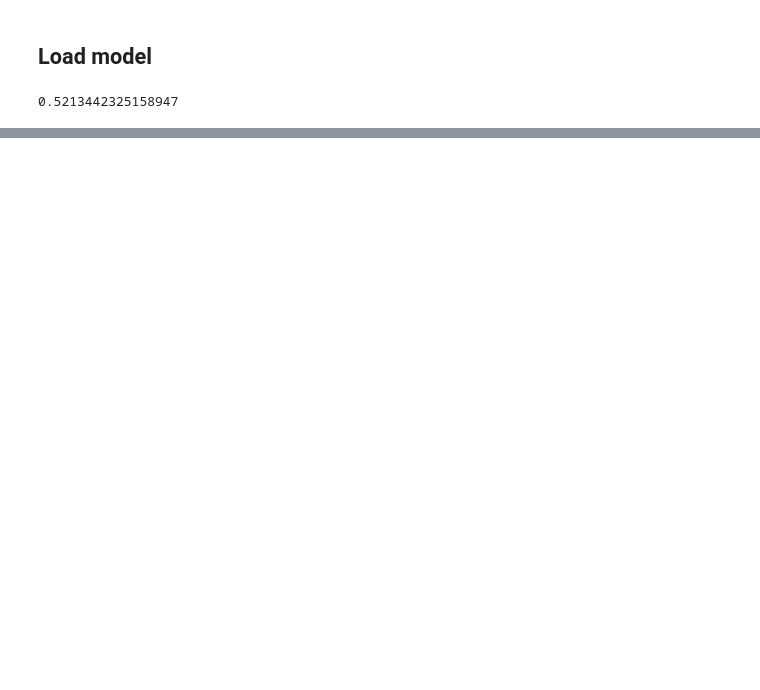
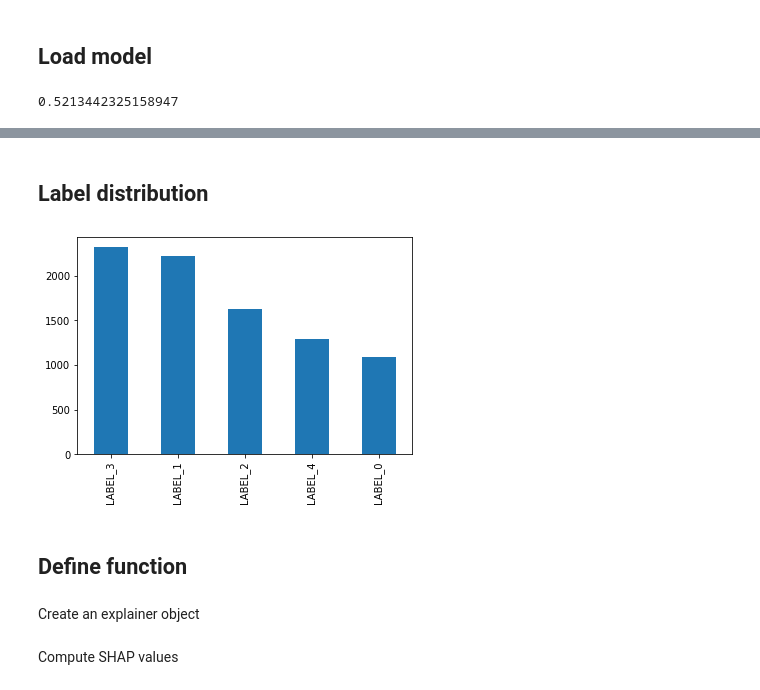
Before and after one commit to stevieg3/ucl-nlp-group-project, a Jupyter notebook: notebooks/end-to-end-exploration/01-sg-BERT and Sentiment Treebank.ipynb, the cells around one changed output, grey strips where cells are left out. Saved outputs shown, nothing was run; the diff lists cells and outputs as text; code cells hidden in the pictures; blank space fills up the shorter version.

Commit message:
Added SHAP and Checklist code

```diff
--- a/notebooks/end-to-end-exploration/01-sg-BERT and Sentiment Treebank.ipynb
+++ b/notebooks/end-to-end-exploration/01-sg-BERT and Sentiment Treebank.ipynb
@@ -444,0 +451,13 @@ dev_accuracy
+# %%
+# set mapping between label and id
+id2label = bert_model.config.id2label
+label2id = bert_model.config.label2id
+labels = sorted(label2id, key=label2id.get)
+# %% [markdown]
+## Label distribution
+# %%
+ax = train_df.label.map(id2label).value_counts().plot.bar()
+# %% [output]
+[figure, added]
+# %% [markdown]
+## Define function
@@ -444,0 +472,2 @@ dev_accuracy
+# %% [markdown]
+Create an explainer object
@@ -444,0 +476,2 @@ dev_accuracy
+# %% [markdown]
+Compute SHAP values
```
Also changed, not shown: parts of 54 cells of this notebook, 1 other file.
